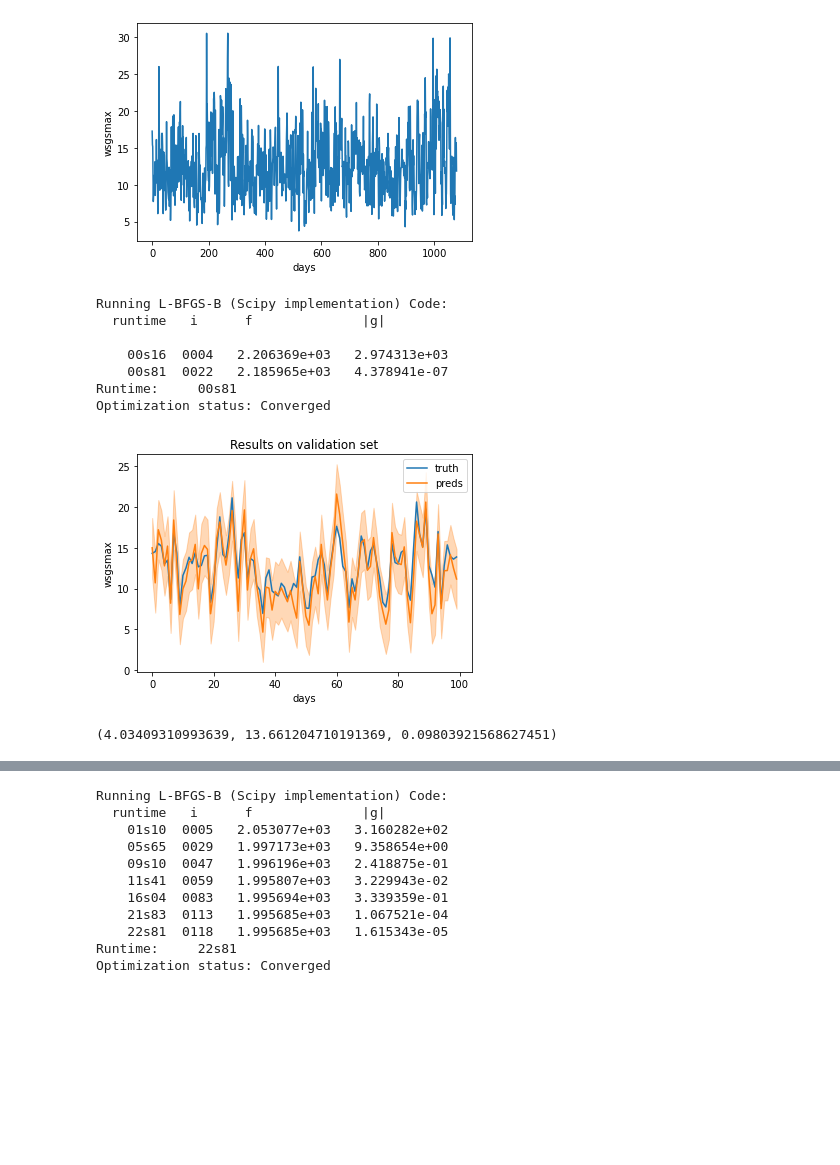
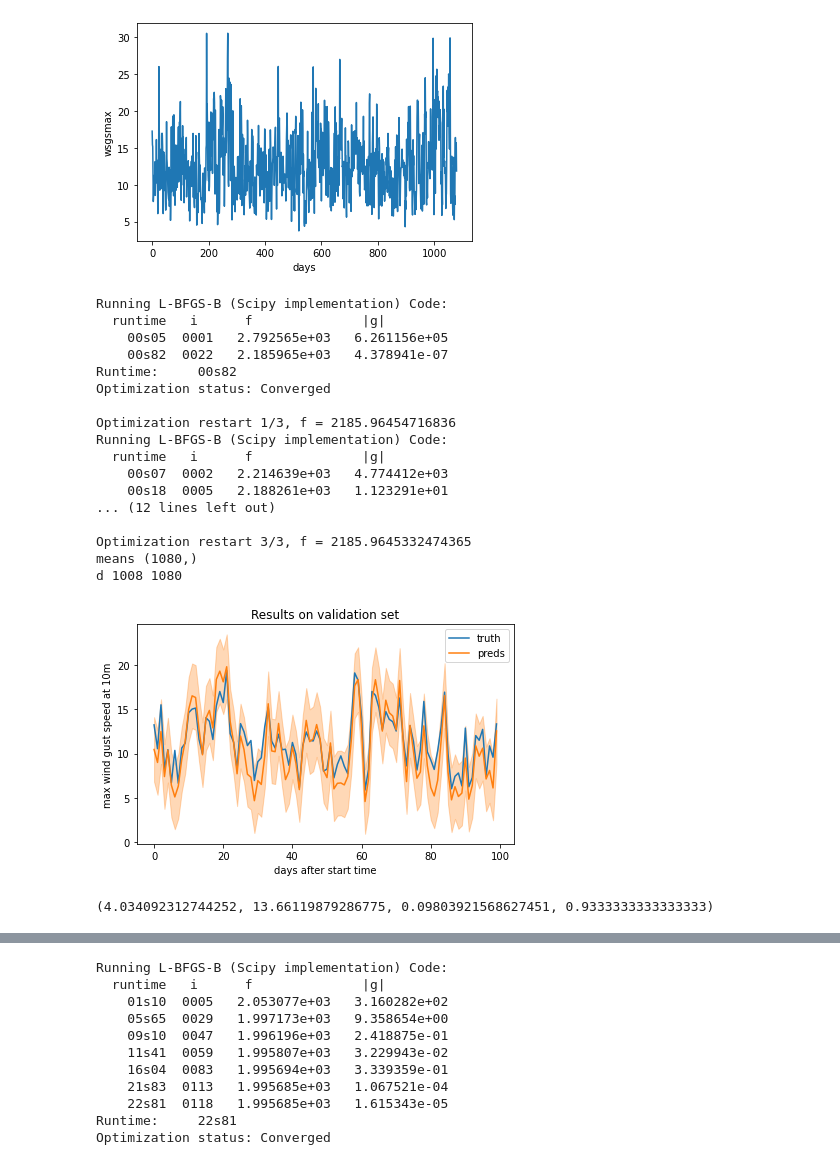
Before and after one commit to dantsai123/wind, a Jupyter notebook: single_point.ipynb, the cells around one changed output, grey strips where cells are left out. Drawn from its saved outputs; the diff is of its cells as text; code cells hidden in the pictures; blank space fills up the shorter version.

```diff
--- a/single_point.ipynb
+++ b/single_point.ipynb
@@ -87,11 +87,13 @@ plt.show()
 def mse(preds: ndarray, targets: ndarray) -> float:
     return ((preds.reshape(-1) - targets.reshape(-1)) ** 2).mean().item()
 
-def evaluate(model: GPRegression, plot=True, inputs=val_inputs, targets=val_wsgsmax):
+def evaluate(model: GPRegression, plot=True, inputs=val_inputs, targets=val_wsgsmax, name:str=None):
     # We consider MSE for all points, and MSE for "extreme" gusts
     # The hope is that considering the "extreme" gusts will help us hit the peaks
     extreme_gust_speed = 21
     means, vars = model.predict(inputs)
+    means = means.reshape(-1)
+    vars = vars.reshape(-1)
 
     all_mse = mse(means, targets)
 
@@ -100,12 +102,15 @@ def evaluate(model: GPRegression, plot=True, inputs=val_inputs, targets=val_wsgs
     extremes_missed = (means[extreme_indices] + 2 * np.sqrt(vars[extreme_indices]) < extreme_gust_speed).sum()
     total_extremes = extreme_indices.sum()
 
+    correct_days = (np.abs(means - targets) < 2 * np.sqrt(vars)).sum().item()
+    all_days = val_inputs.shape[0]
+
     if plot:
-        plot_eval(model, inputs, targets)
+        plot_eval(model, inputs, targets, name)
 
-    return all_mse, extreme_mse, extremes_missed / total_extremes
+    return all_mse, extreme_mse, extremes_missed / total_extremes, correct_days / all_days
 
-def plot_eval(model: GPRegression, inputs, targets, n=100):
+def plot_eval(model: GPRegression, inputs, targets, name, n=100):
     short_test = inputs[0:n]
     short_targets = targets[0:n]
 
@@ -118,32 +123,45 @@ def plot_eval(model: GPRegression, inputs, targets, n=100):
     plt.plot(xs, means.reshape(-1), label="preds")
     plt.fill_between(xs, ys - errors, ys + errors, color="C1", alpha=0.3)
 
-    plt.xlabel("days")
-    plt.ylabel("wsgsmax")
+    plt.xlabel("days after start time")
+    plt.ylabel("max wind gust speed at 10m")
     plt.title("Results on validation set")
     plt.legend()
+    plt.tight_layout()
+    if name is not None:
+        plt.savefig(f"{name}.png")
     plt.show()
 # %%
 # Just a linear model on sfcWind
 kernels = [
     GPy.kern.Linear(input_dim=1, active_dims=[field_d("sfcWind")]),
 ]
 kernel = kernels[0]
 for k in kernels[1:]:
     kernel = kernel * k
 model = GPRegression(train_inputs, train_wsgsmax.reshape(-1, 1), kernel)
-model.optimize(messages=True)
+model.optimize_restarts(messages=True, num_restarts = 3)
 evaluate(model)
 # %% [output]
 Running L-BFGS-B (Scipy implementation) Code:
   runtime   i      f              |g|
+    00s05  0001   2.792565e+03   6.261156e+05
+    00s82  0022   2.185965e+03   4.378941e-07
+Runtime:     00s82
+Optimization status: Converged
 
-    00s16  0004   2.206369e+03   2.974313e+03
-    00s81  0022   2.185965e+03   4.378941e-07
-Runtime:     00s81
-Optimization status: Converged
+Optimization restart 1/3, f = 2185.96454716836
+Running L-BFGS-B (Scipy implementation) Code:
+  runtime   i      f              |g|
+    00s07  0002   2.214639e+03   4.774412e+03
+    00s18  0005   2.188261e+03   1.123291e+01
+... (12 lines left out)
+
+Optimization restart 3/3, f = 2185.9645332474365
+means (1080,)
+d 1008 1080
-[figure, old version]
+[figure, new version]
-(4.03409310993639, 13.661204710191369, 0.09803921568627451)
+(4.034092312744252, 13.66119879286775, 0.09803921568627451, 0.9333333333333333)
 # %%
 # Good model as selected by grid search:
 # - smarter mean: sustained wind speed + the mean additional gust
```
Also changed, not shown: parts of 4 cells of this notebook.
